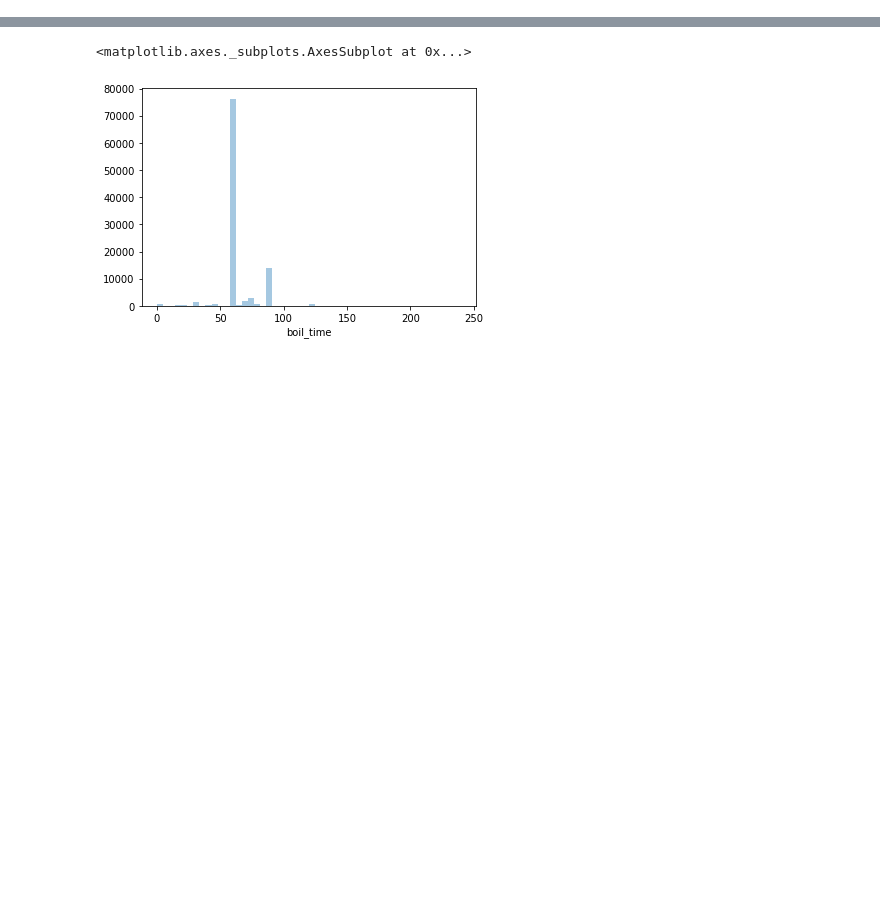
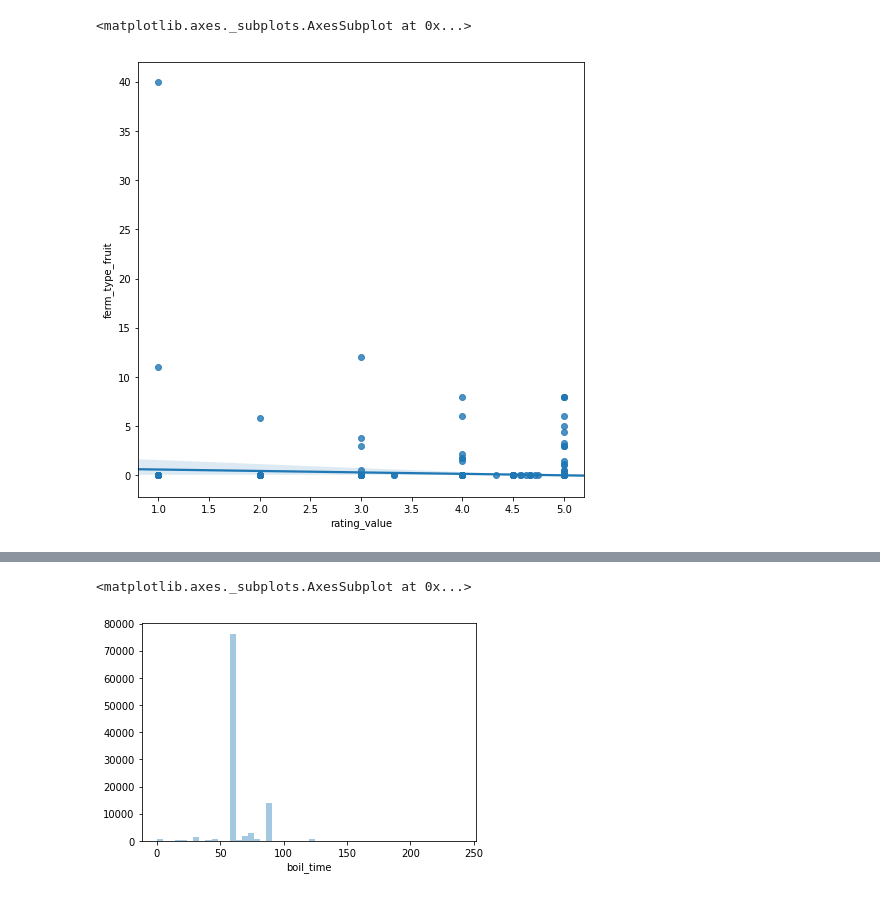
Before and after one commit to bdinh/LonelyBeachBoys, a Jupyter notebook: data-exploration.ipynb, the cells around one changed output, grey strips where cells are left out. Saved outputs shown, nothing was run; the diff lists cells and outputs as text; code cells hidden in the pictures; blank space fills up the shorter version.

```diff
--- a/data-exploration.ipynb
+++ b/data-exploration.ipynb
@@ -32,0 +31,7 @@ df.describe()
+# %%
+a4_dims = (8, 8)
+fig, ax = pyplot.subplots(figsize=a4_dims)
+sns.regplot(y=df['ferm_type_fruit'], x=df['rating_value'])
+# %% [output]
+<matplotlib.axes._subplots.AxesSubplot at 0x...>
+[figure, added]
```
Also changed, not shown: parts of 18 cells of this notebook.
